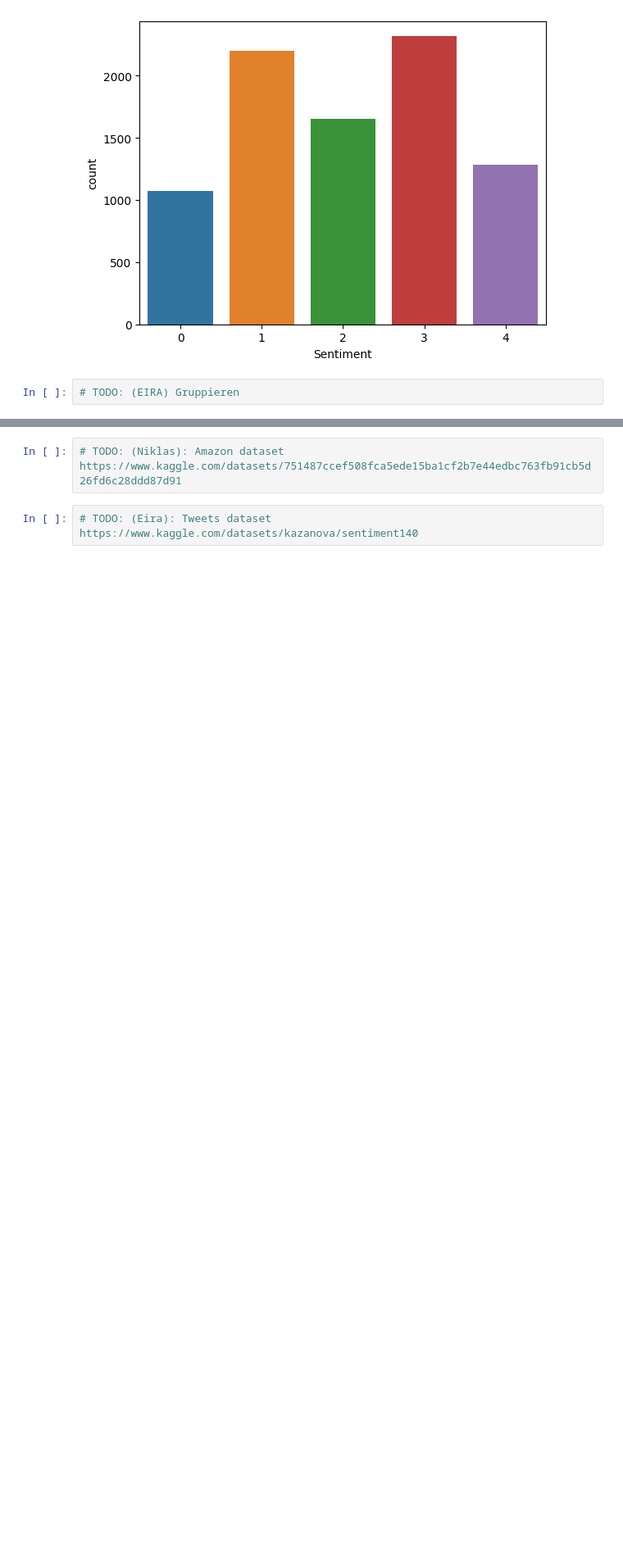
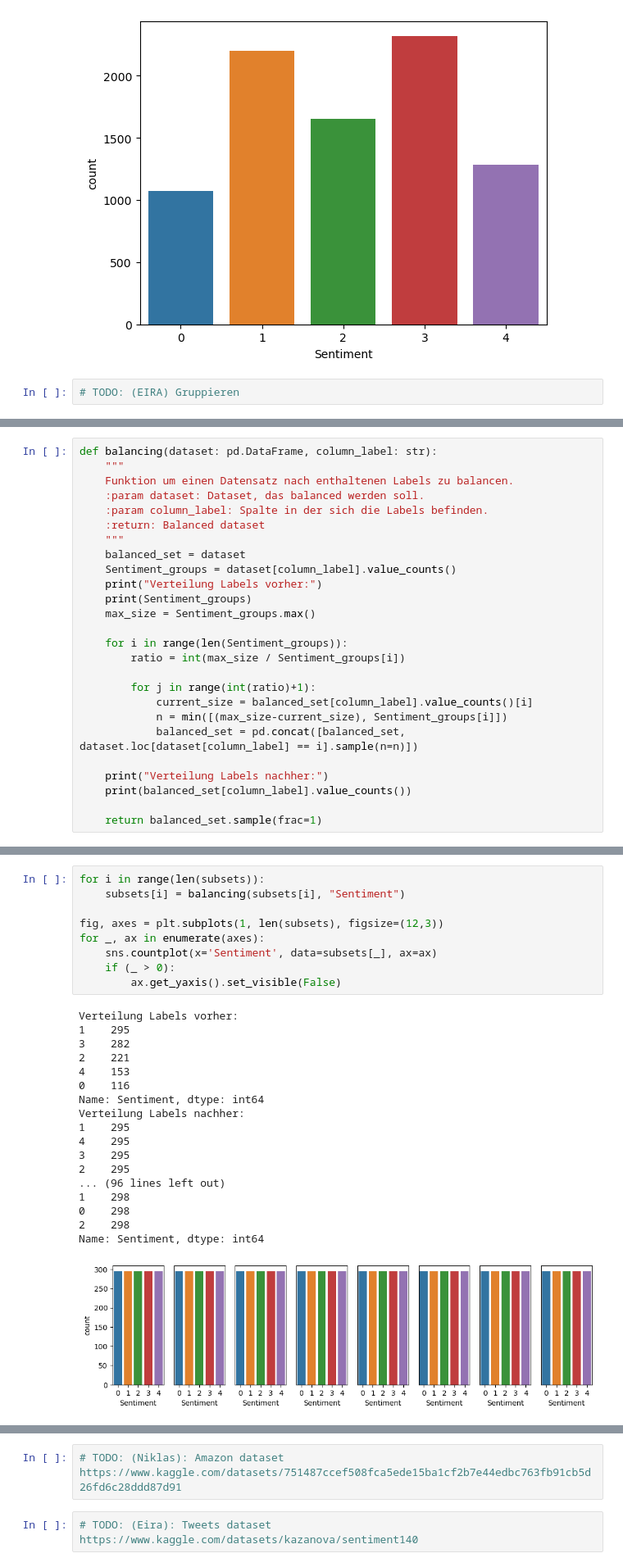
Before and after one commit to nklsKrmnn/LSC_Sentiment_Analysis, a Jupyter notebook: notebooks/ExploratoryDataAnalysis.ipynb, the cells around one changed output, grey strips where cells are left out. Shown at 82% size. Saved outputs shown, nothing was run; the diff lists cells and outputs as text; blank space fills up the shorter version.

```diff
--- a/notebooks/ExploratoryDataAnalysis.ipynb
+++ b/notebooks/ExploratoryDataAnalysis.ipynb
@@ -103,3 +92,29 @@ trainset_complete = pd.concat(subsets[:6])
+# %%
+def balancing(dataset: pd.DataFrame, column_label: str):
+    """
+    Funktion um einen Datensatz nach enthaltenen Labels zu balancen.
+    :param dataset: Dataset, das balanced werden soll.
+    :param column_label: Spalte in der sich die Labels befinden.
+    :return: Balanced dataset
+    """
+    balanced_set = dataset
+    Sentiment_groups = dataset[column_label].value_counts()
+    print("Verteilung Labels vorher:")
+    print(Sentiment_groups)
+    max_size = Sentiment_groups.max()
+
+    for i in range(len(Sentiment_groups)):
+        ratio = int(max_size / Sentiment_groups[i])
+
+        for j in range(int(ratio)+1):
+            current_size = balanced_set[column_label].value_counts()[i]
+            n = min([(max_size-current_size), Sentiment_groups[i]])
+            balanced_set = pd.concat([balanced_set, dataset.loc[dataset[column_label] == i].sample(n=n)])
+
+    print("Verteilung Labels nachher:")
+    print(balanced_set[column_label].value_counts())
+
+    return balanced_set.sample(frac=1)
 # %%
 def save_dataset(dataset, name, path):
   file_path = path + "/"+ name
@@ -107 +132,29 @@ def save_dataset(dataset, name, path):
+# %%
+for i in range(len(subsets)):
+    subsets[i] = balancing(subsets[i], "Sentiment")
+
+fig, axes = plt.subplots(1, len(subsets), figsize=(12,3))
+for _, ax in enumerate(axes):
+    sns.countplot(x='Sentiment', data=subsets[_], ax=ax)
+    if (_ > 0):
+        ax.get_yaxis().set_visible(False)
+# %% [output]
+Verteilung Labels vorher:
+1    295
+3    282
+2    221
+4    153
+0    116
+Name: Sentiment, dtype: int64
+Verteilung Labels nachher:
+1    295
+4    295
+3    295
+2    295
+... (96 lines left out)
+1    298
+0    298
+2    298
+Name: Sentiment, dtype: int64
+[figure, added]
 # %%
```
Also changed, not shown: parts of 9 cells of this notebook, 5 other files.
